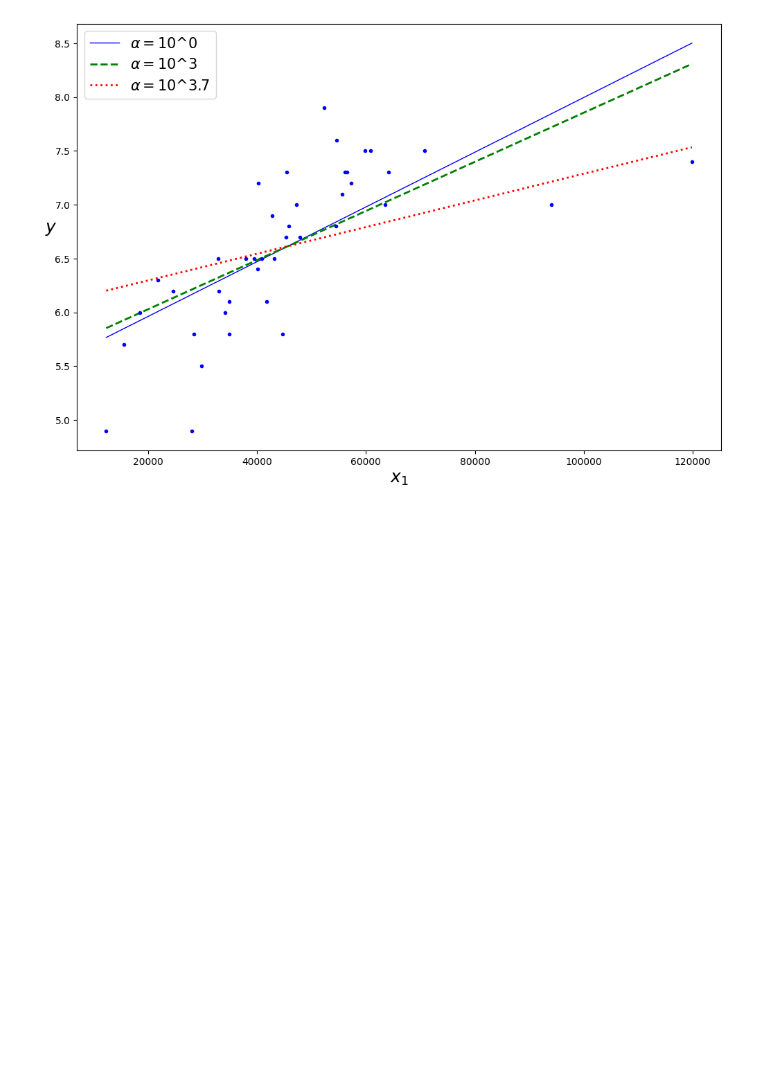
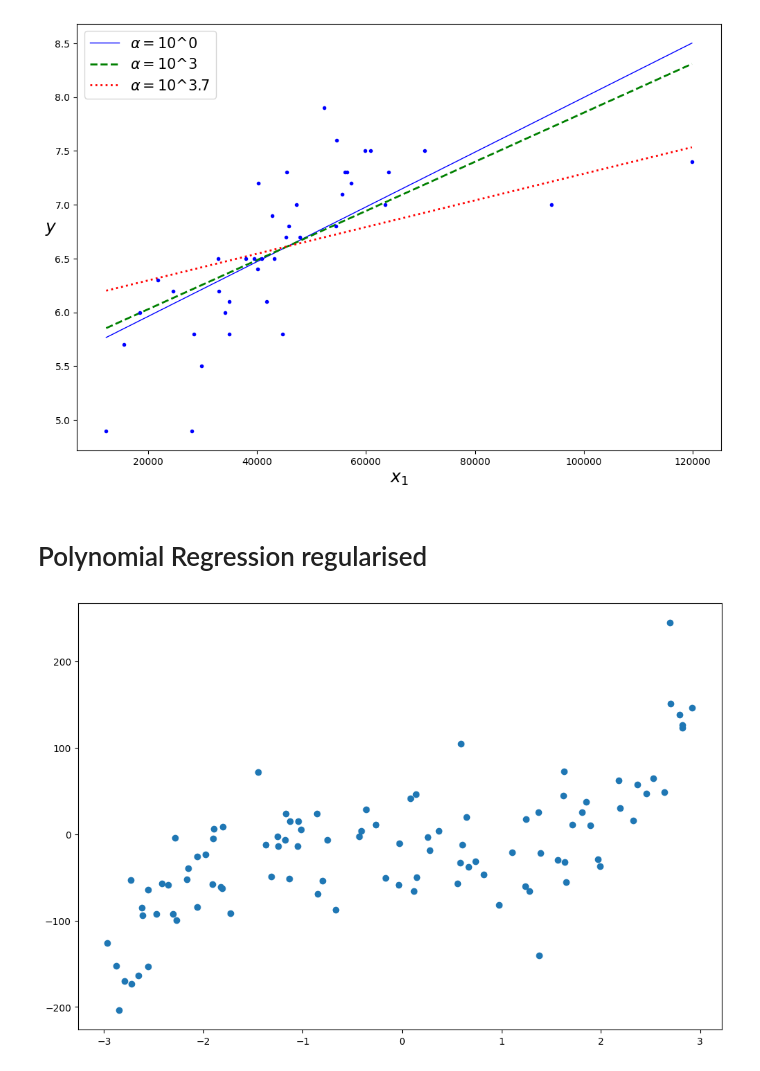
Before and after one commit to damajojung/project-neurocloud, a Jupyter notebook: code/4_regularised_regression/reg_regression.ipynb, the cells around one changed output. Drawn from its saved outputs; the diff is of its cells as text; code cells hidden in the pictures; blank space fills up the shorter version.

```diff
--- a/code/4_regularised_regression/reg_regression.ipynb
+++ b/code/4_regularised_regression/reg_regression.ipynb
@@ -96,3 +95,18 @@ plt.ylabel("$y$", rotation=0, fontsize=18)
 plt.show()
 # %% [output]
 [figure]
+# %% [markdown]
+# Polynomial Regression regularised
+# %%
+np.random.seed(42)
+
+m = 100
+X = 6 * np.random.rand(m, 1) - 3
+y = (X ** 5) + (X ** 4) - 2 * (X ** 3) - 10 * (X ** 2) + (3 * X) + np.random.randn(m, 1) + np.random.normal(0,40,m).reshape(m,1)
+X_new = np.linspace(-3, 3, 100).reshape(100, 1)
+
+plt.figure(figsize=(12,8))
+plt.scatter(X, y)
+plt.show()
+# %% [output]
+[figure, added]
```
Also changed, not shown: parts of 2 cells of this notebook, 1 other file.
